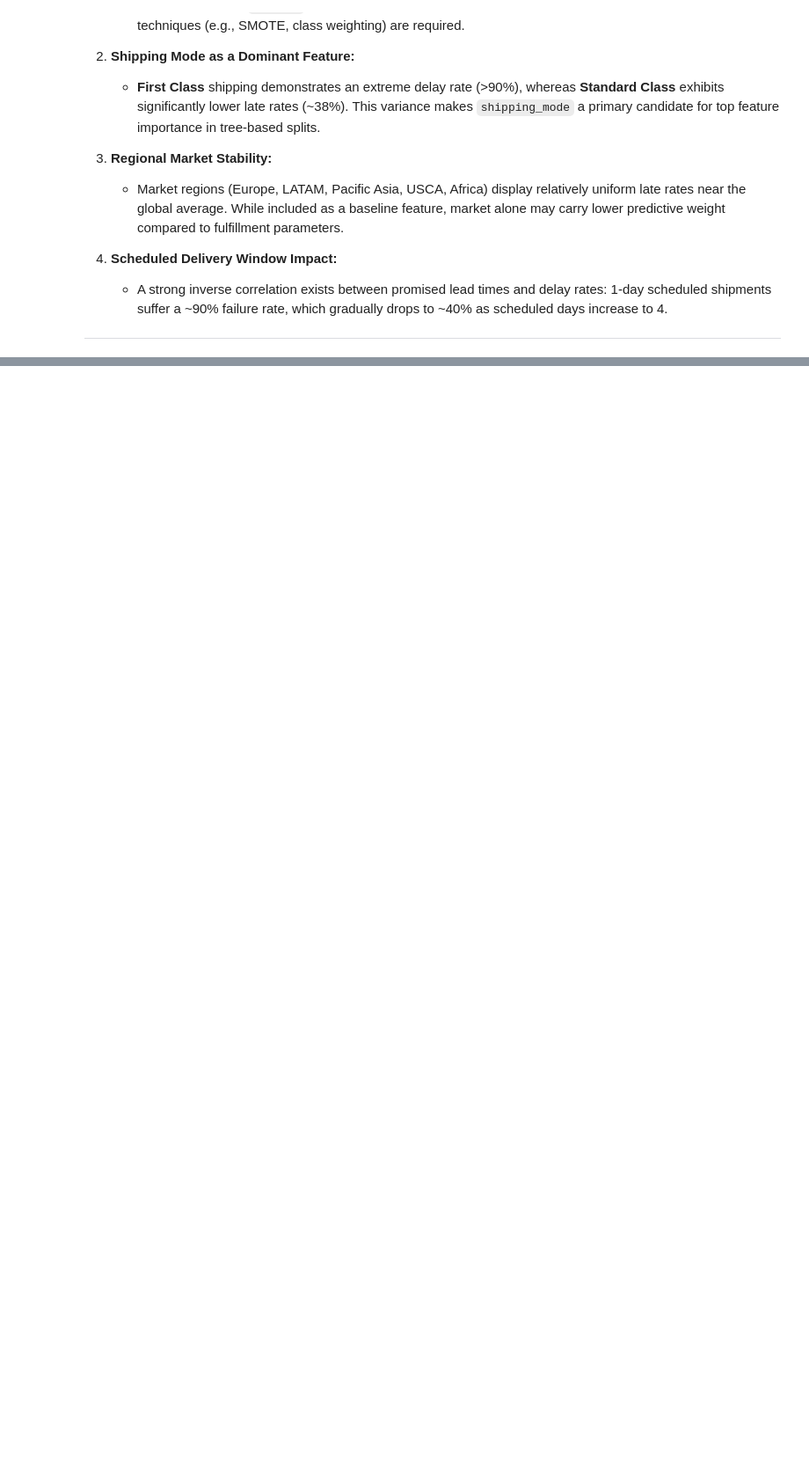
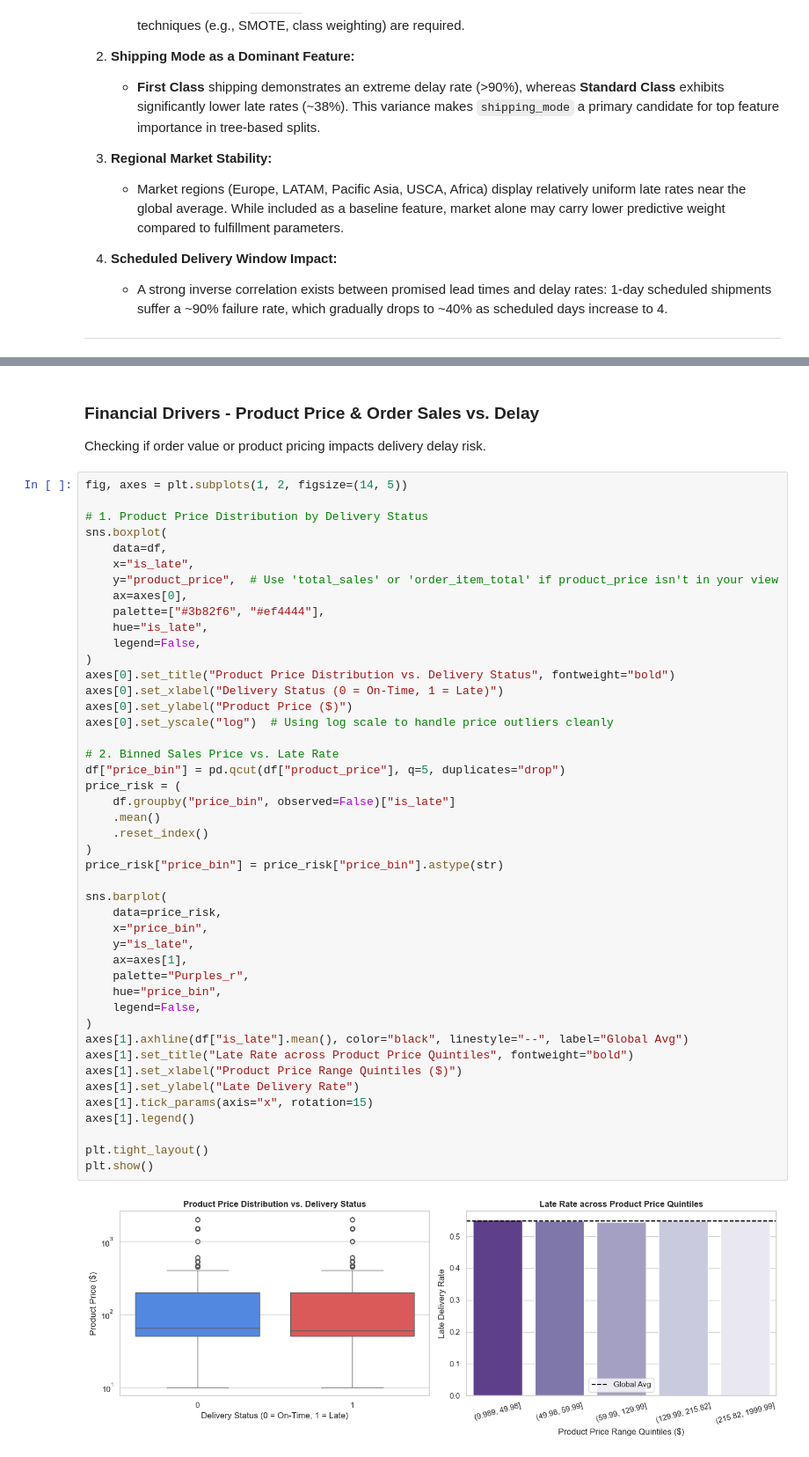
Before and after one commit to KhushalMalhotra/supply-chain-delivery-optimizer, a Jupyter notebook: python/delay_prediction.ipynb, the cells around one changed output, grey strips where cells are left out. Shown at 88% size. Saved outputs shown, nothing was run; the diff lists cells and outputs as text; blank space fills up the shorter version.

```diff
--- a/python/delay_prediction.ipynb
+++ b/python/delay_prediction.ipynb
@@ -187,0 +265,51 @@ Our data visualisation confirms the patterns previously identified in descriptiv
+# %% [markdown]
+### Financial Drivers - Product Price & Order Sales vs. Delay
+
+Checking if order value or product pricing impacts delivery delay risk.
+# %%
+fig, axes = plt.subplots(1, 2, figsize=(14, 5))
+
+# 1. Product Price Distribution by Delivery Status
+sns.boxplot(
+    data=df,
+    x="is_late",
+    y="product_price",  # Use 'total_sales' or 'order_item_total' if product_price isn't in your view
+    ax=axes[0],
+    palette=["#3b82f6", "#ef4444"],
+    hue="is_late",
+    legend=False,
+)
+axes[0].set_title("Product Price Distribution vs. Delivery Status", fontweight="bold")
+axes[0].set_xlabel("Delivery Status (0 = On-Time, 1 = Late)")
+axes[0].set_ylabel("Product Price ($)")
+axes[0].set_yscale("log")  # Using log scale to handle price outliers cleanly
+
+# 2. Binned Sales Price vs. Late Rate
+df["price_bin"] = pd.qcut(df["product_price"], q=5, duplicates="drop")
+price_risk = (
+    df.groupby("price_bin", observed=False)["is_late"]
+    .mean()
+    .reset_index()
+)
+price_risk["price_bin"] = price_risk["price_bin"].astype(str)
+
+sns.barplot(
+    data=price_risk,
+    x="price_bin",
+    y="is_late",
+    ax=axes[1],
+    palette="Purples_r",
+    hue="price_bin",
+    legend=False,
+)
+axes[1].axhline(df["is_late"].mean(), color="black", linestyle="--", label="Global Avg")
+axes[1].set_title("Late Rate across Product Price Quintiles", fontweight="bold")
+axes[1].set_xlabel("Product Price Range Quintiles ($)")
+axes[1].set_ylabel("Late Delivery Rate")
+axes[1].tick_params(axis="x", rotation=15)
+axes[1].legend()
+
+plt.tight_layout()
+plt.show()
+# %% [output]
+[figure, added]
```
Also changed, not shown: parts of 7 cells of this notebook.
